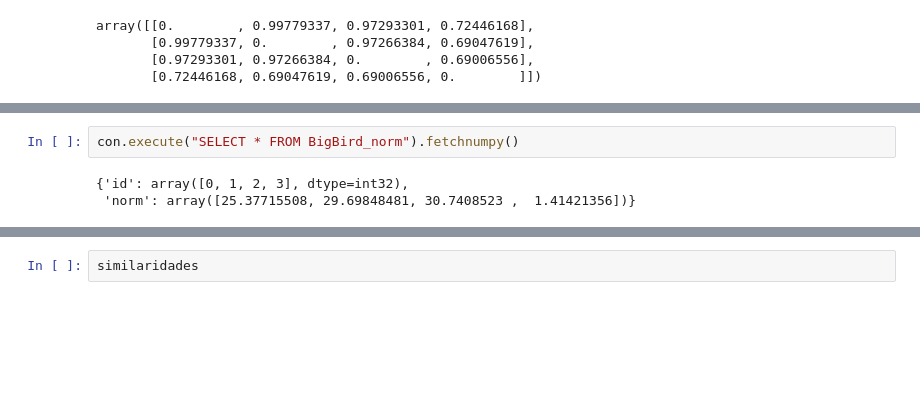
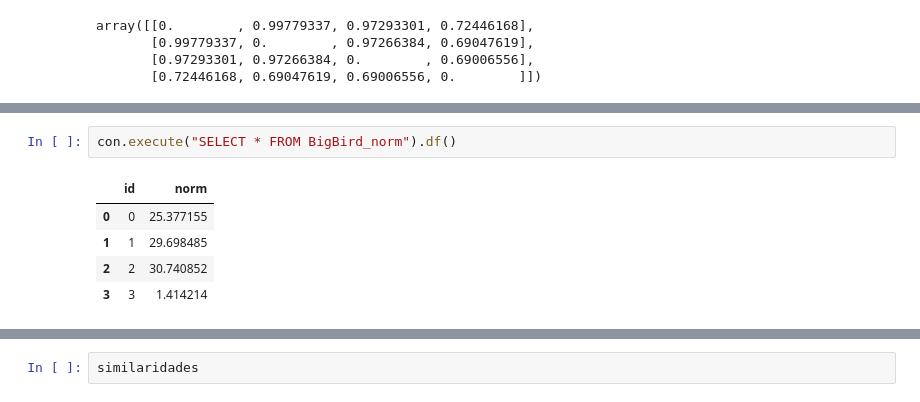
Before and after one commit to jadsongmatos/demostenes-ai, a Jupyter notebook: query_cosine_similarity.ipynb, the cells around one changed output, grey strips where cells are left out. Cells and saved outputs as stored; diff of their text form; blank space fills up the shorter version.

```diff
--- a/query_cosine_similarity.ipynb
+++ b/query_cosine_similarity.ipynb
@@ -168,5 +101,8 @@ DO UPDATE SET norm = EXCLUDED.norm;
 # %%
-con.execute("SELECT * FROM BigBird_norm").fetchnumpy()
+con.execute("SELECT * FROM BigBird_norm").df()
 # %% [output]
-{'id': array([0, 1, 2, 3], dtype=int32),
- 'norm': array([25.37715508, 29.69848481, 30.7408523 ,  1.41421356])}
+|  | id | norm |
+| 0 | 0 | 25.377155 |
+| 1 | 1 | 29.698485 |
+| 2 | 2 | 30.740852 |
+| 3 | 3 | 1.414214 |
```
Also changed, not shown: parts of 18 cells of this notebook, 4 other files.
